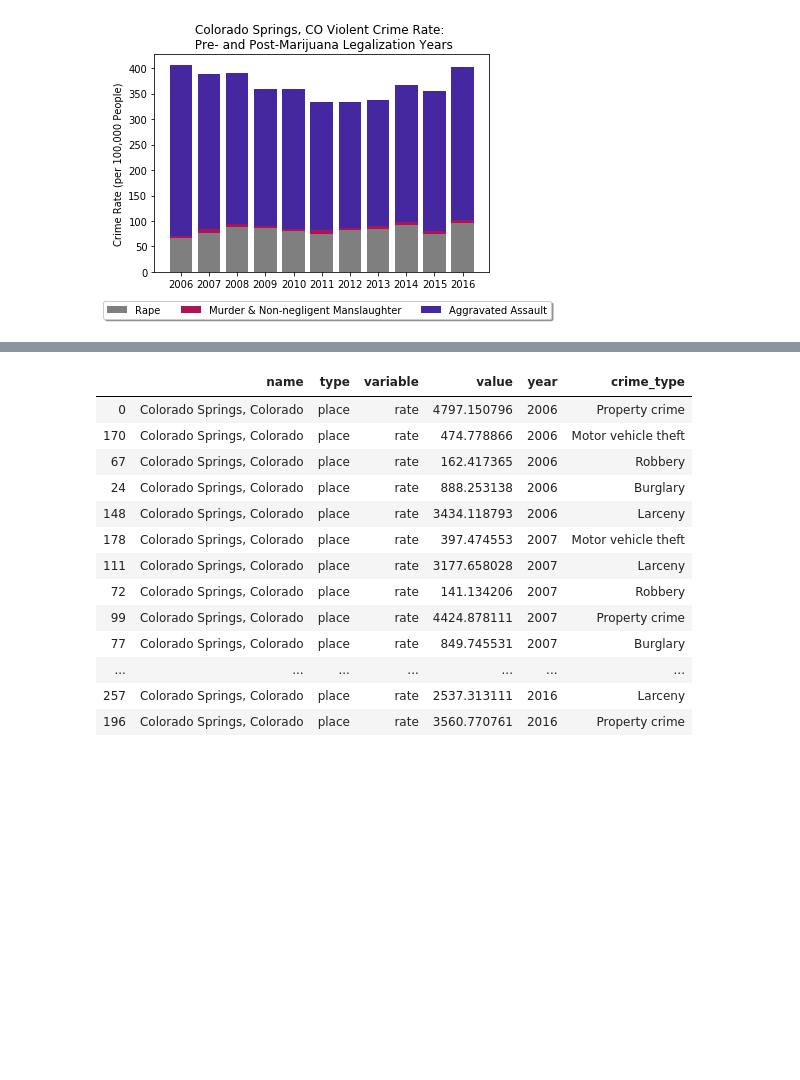
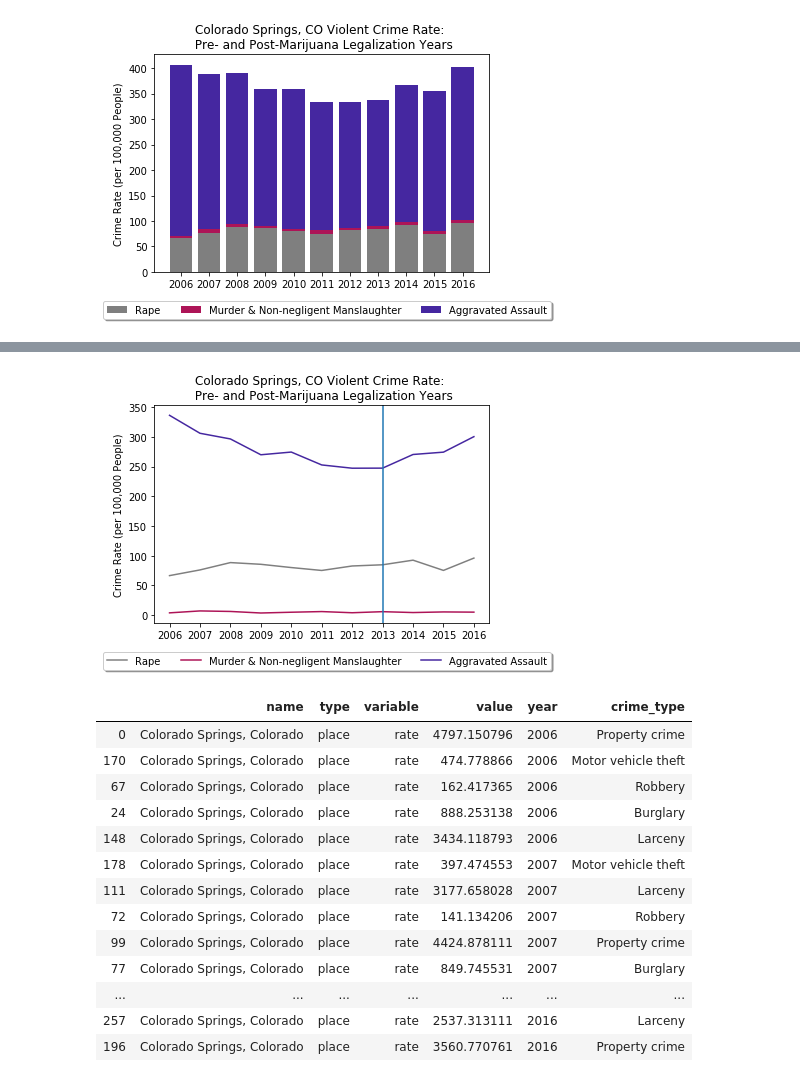
Before and after one commit to rose-gonoud/project1, a Jupyter notebook: CO_NY_CA_TX_finalAnalysis.ipynb, the cells around one changed output, grey strips where cells are left out. Cells and saved outputs as stored; diff of their text form; code cells hidden in the pictures; blank space fills up the shorter version.

Commit message:
added some line graphs

```diff
--- a/CO_NY_CA_TX_finalAnalysis.ipynb
+++ b/CO_NY_CA_TX_finalAnalysis.ipynb
@@ -281,3 +281,23 @@ COcrimeRatesViolent
 | 200 | Colorado Springs, Colorado | place | rate | 96.097287 | 2016 | Rape (revised definition) |
 | 254 | Colorado Springs, Colorado | place | rate | 300.357887 | 2016 | Aggravated assault |
 [figure]
+# %%
+# Create stacked line graphs where each crime type is in a distinct color:
+
+# indices of each dataframe are the same size, can use arbitrary one for plot x-axis
+CO_x_axis = COrape.index
+# each bar is a line here
+p1 = plt.plot(CO_x_axis, COrape["value"], color='black', alpha=0.5)
+# the bottom arguments indicate where to start the second, third, etc bar in the set. From 2 on they become sums:
+p2 = plt.plot(CO_x_axis, COmurder["value"].values, color='#AD1457')
+p3 = plt.plot(CO_x_axis, COassault["value"].values, color='#4527A0')
+
+tick_locations = [value for value in CO_x_axis]
+plt.xticks(tick_locations, years)
+plt.title("Colorado Springs, CO Violent Crime Rate: \n Pre- and Post-Marijuana Legalization Years")
+plt.ylabel("Crime Rate (per 100,000 People)")
+plt.legend((p1[0], p2[0], p3[0]), ("Rape", "Murder & Non-negligent Manslaughter", "Aggravated Assault"), bbox_to_anchor=(1.2, -0.11),
+          fancybox=True, shadow=True, ncol=5)
+plt.axvline(x=2013)
+COcrimeRatesViolent
+# %% [output]
@@ -284,3 +321,4 @@ COcrimeRatesViolent
+[figure, added]
 # %%
 # Non-violent crime categorization for NY starts here:
 # create non-violent crimes list
```
Also changed, not shown: parts of 4 cells of this notebook.
